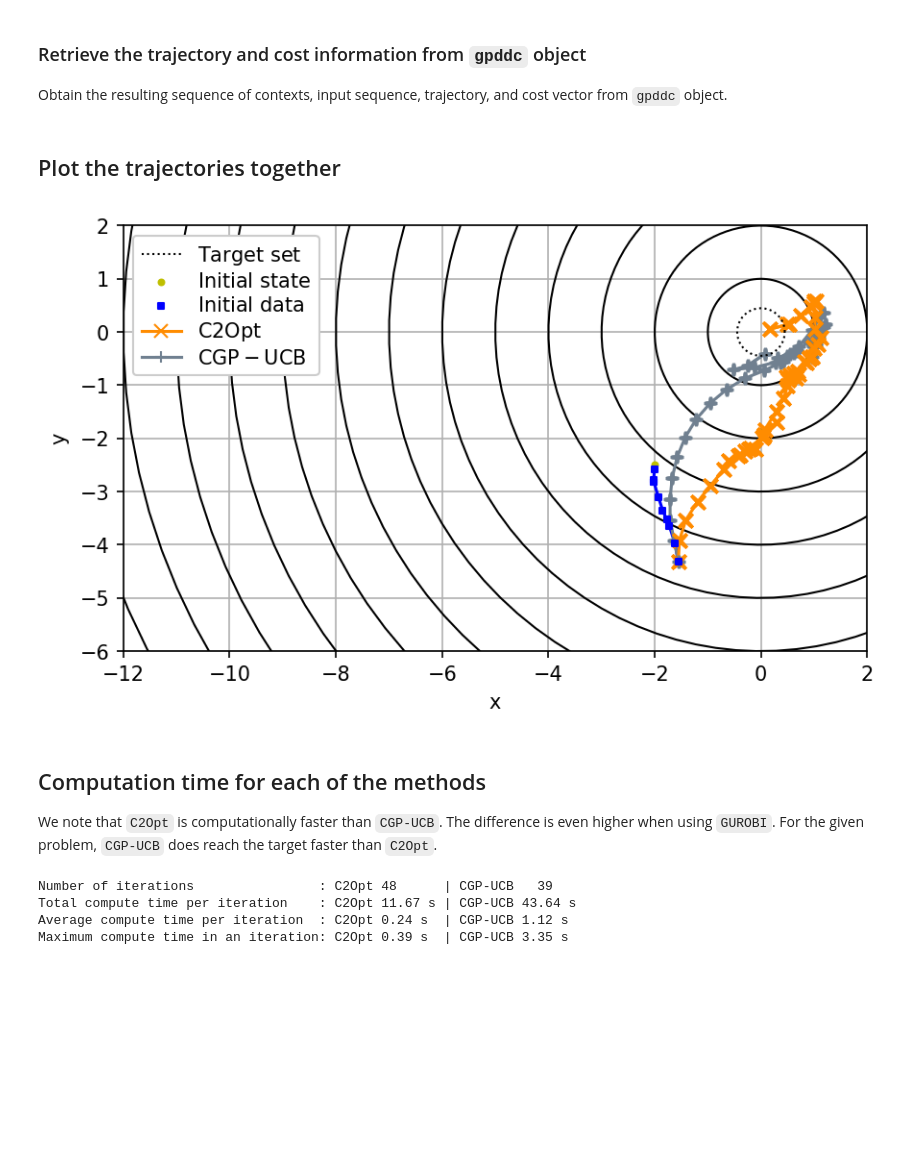
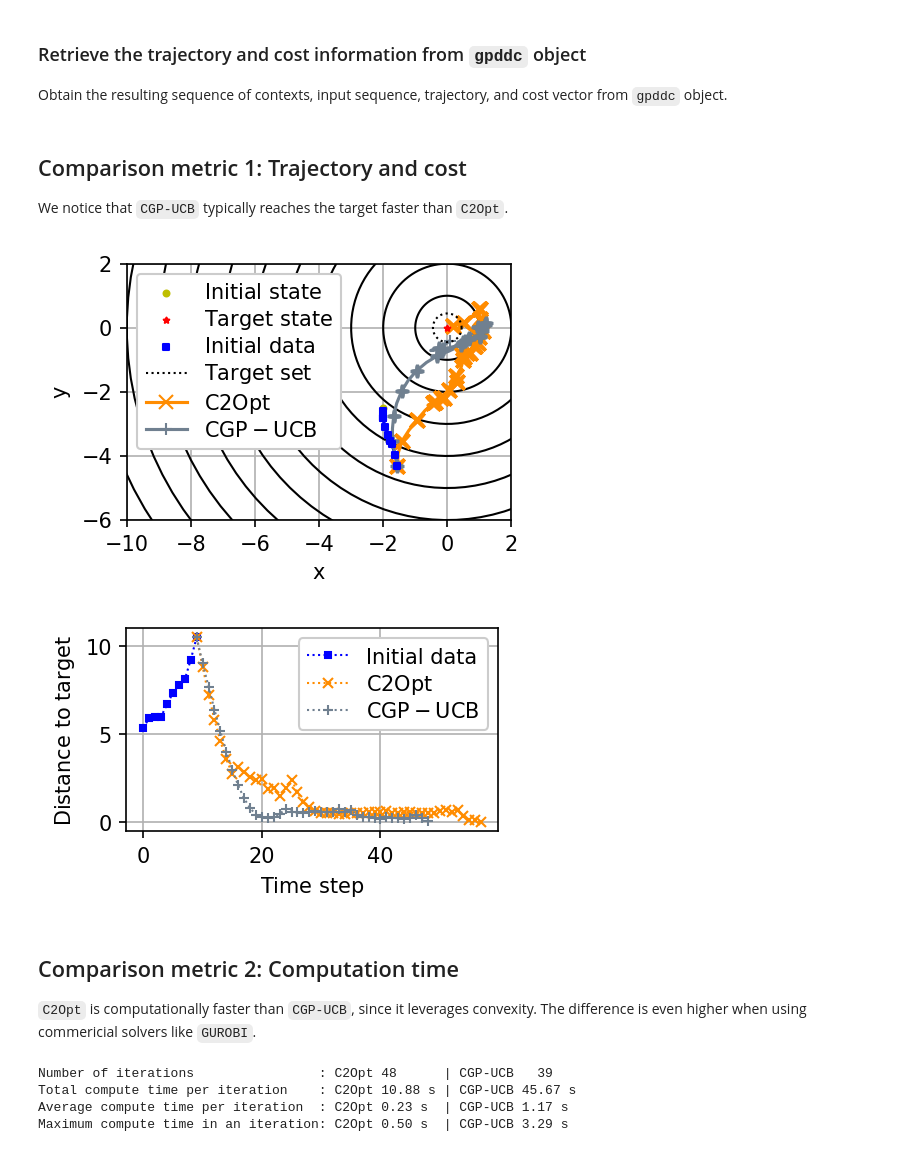
Before and after one commit to abyvinod/ACC2020_C2Opt, a Jupyter notebook: C2Opt.ipynb, the cells around one changed output. Cells and saved outputs as stored; diff of their text form; code cells hidden in the pictures; blank space fills up the shorter version.

Commit message:
Added the plots

```diff
--- a/C2Opt.ipynb
+++ b/C2Opt.ipynb
@@ -37,7 +37,7 @@ We define the state space $\mathcal{X}=[-12,2]\times[-6,2]\times[0,2\pi)$, input
 import numpy as np
 
 # Working environment
-xlim_tup = [-12, 2]
+xlim_tup = [-10, 2]
 ylim_tup = [-6, 2]
 
 # Input bounds
@@ -437,41 +441,83 @@ gpyopt_traj_vec = np.vstack((gpyopt_x, gpyopt_y, np.arctan2(gpyopt_sh, gpyopt_ch
 # Add to the trajectory the last state that caused the exit condition to be true
 gpyopt_traj_vec = np.vstack((gpyopt_traj_vec, one_step_dyn(gpyopt_traj_vec[-1,:], gpyopt_input_vec[-1,:])))
 # Retrieve the cost vector achieved by GPyOpt (CGP-UCB)
-gpyopt_cost_vec = gpddc.bo_step.Y
+gpyopt_cost_vec = gpddc.bo_step.Y[:, 0]
-# %% [markdown]
-## Plot the trajectories together
+# %% [markdown]
+## Comparison metric 1: Trajectory and cost
+
+We notice that `CGP-UCB` typically reaches the target faster than `C2Opt`.
 # %%
+skip_marker = 2
+
+# Draw all the trajectories
 ax = draw_initial_plot(xlim_tup, ylim_tup, target_position, cost_thresh,
                        initial_state, rand_init_traj_vec)
+# C2Opt (first plot interpolates the points, then scatter plot provides the precise locations, and
+# finally the last plot provides the legend)
+plt.plot(c2opt_traj_vec[n_data_max:, 0], c2opt_traj_vec[n_data_max:, 1], color=smddc.marker_color)
+for iter_count in range(c2opt_traj_vec.shape[0] - n_data_max):
+    plt.scatter(c2opt_traj_vec[n_data_max::skip_marker, 0], c2opt_traj_vec[n_data_max::skip_marker, 1],
+                iter_count, color=smddc.marker_color, marker=smddc.marker_type,
+                zorder=smddc.zorder)
+ax.plot(c2opt_traj_vec[-2:, 0], c2opt_traj_vec[-2:, 1],'-' + smddc.marker_type,
+        ms = np.sqrt(iter_count-1), color=smddc.marker_color, label=smddc.marker_label)
+
+# GPyOpt (first plot interpolates the points, then scatter plot provides the precise locations, and
+# finally the last plot provides the legend)
 plt.plot(gpyopt_traj_vec[n_data_max:, 0], gpyopt_traj_vec[n_data_max:, 1], color=gpddc.marker_color)
 for iter_count in range(gpyopt_traj_vec.shape[0] - n_data_max):
-    plt.scatter(gpyopt_traj_vec[n_data_max:, 0], gpyopt_traj_vec[n_data_max:, 1],
+    plt.scatter(gpyopt_traj_vec[n_data_max::skip_marker, 0], gpyopt_traj_vec[n_data_max::skip_marker, 1],
                 iter_count, color=gpddc.marker_color, marker=gpddc.marker_type,
                 zorder=gpddc.zorder)
 ax.plot(gpyopt_traj_vec[-2:, 0], gpyopt_traj_vec[-2:, 1],'-' + gpddc.marker_type,
         ms = np.sqrt(iter_count-1), color=gpddc.marker_color, label=gpddc.marker_label)
 
-plt.plot(c2opt_traj_vec[n_data_max:, 0], c2opt_traj_vec[n_data_max:, 1], color=smddc.marker_color)
-for iter_count in range(c2opt_traj_vec.shape[0] - n_data_max):
-    plt.scatter(c2opt_traj_vec[n_data_max:, 0], c2opt_traj_vec[n_data_max:, 1],
-                iter_count, color=smddc.marker_color, marker=smddc.marker_type,
-                zorder=smddc.zorder)
-ax.plot(c2opt_traj_vec[-2:, 0], c2opt_traj_vec[-2:, 1],'-' + smddc.marker_type,
-        ms = np.sqrt(iter_count-1), color=smddc.marker_color, label=smddc.marker_label)
 
 # Reorder the legend
 handles, labels = plt.gca().get_legend_handles_labels()
-order = [0,3,4,2,1]
+order = [3,4,5,0,1,2]
 ax.legend([handles[idx] for idx in order],[labels[idx] for idx in order],
           loc='upper left', ncol=1, prop={'size': 1 * fig_fontsize}, labelspacing=0.25, framealpha=1)
 plt.tight_layout()
+plt.savefig('Trajectory.svg', transparent=True)
+
+# Draw the cost functions
+cost_linewidth = 1
+cost_markersize = 5
+fig = plt.figure(figsize=(fig_width, fig_height * 3/4), dpi=fig_dpi)
+ax = fig.gca()
+plt.plot(rand_init_cost_val_vec, marker = 's', linestyle = ':', linewidth=cost_linewidth,
+         ms = cost_markersize * 2/3, color='b', label='Initial data')
+# C2Opt
+plt.plot(range(n_data_max-1, len(c2opt_cost_vec)), c2opt_cost_vec[n_data_max-1:], marker = smddc.marker_type,
+         linestyle = ':', linewidth=cost_linewidth, ms = cost_markersize, color=smddc.marker_color,
+         label=smddc.marker_label)
+# GPyOpt
+plt.plot(range(n_data_max-1, len(gpyopt_cost_vec)), gpyopt_cost_vec[n_data_max-1:], marker = gpddc.marker_type,
+         linestyle = ':', linewidth=cost_linewidth, ms = cost_markersize, color=gpddc.marker_color,
+         label=gpddc.marker_label)
+plt.xlabel(r'$\mathrm{Time\ step} $', fontsize = 1 * fig_fontsize)
+plt.ylabel(r'$\mathrm{Distance\ to\ target}$', fontsize = 1 * fig_fontsize)
+# max_y = np.round(max([max(true_cost_vec), max(gpyopt_cost_vec), max(sindyc_cost_vec), max(gradlipKG_cost_vec)]))
+# ax.set_ylim([0, max_y])
+# ax.set_xlim([0, max([len(true_cost_vec), len(gpyopt_cost_vec), len(sindyc_cost_vec), len(gradlipKG_cost_vec)])
+#                 + 5])
+# plt.yticks(np.linspace(0, max_y + np.round(max_y) % 5, 5))
+plt.legend(loc='best', ncol=1, prop={'size': 1 * fig_fontsize}, labelspacing = 0.25, framealpha = 1)
+plt.grid()
+# plt.draw()
+# plt.pause(0.01)
+plt.tight_layout()
+plt.savefig('Cost.svg', transparent=True)
+
 plt.show()
 # %% [output]
-[figure, old version]
+[figure, new version]
+[figure, added]
 # %% [markdown]
-## Computation time for each of the methods
+## Comparison metric 2: Computation time
 
-We note that `C2Opt` is computationally faster than `CGP-UCB`. The difference is even higher when using `GUROBI`. For the given problem, `CGP-UCB` does reach the target faster than `C2Opt`.
+`C2Opt` is computationally faster than `CGP-UCB`, since it leverages convexity. The difference is even higher when using commericial solvers like `GUROBI`.
 # %%
 t_smddc = [t['query_time'] for t in res_smddc]
 t_gpddc = [t['query_time'] for t in res_gpddc]
@@ -485,7 +531,7 @@ print('Maximum compute time in an iteration: C2Opt {:2.2f} s  | CGP-UCB {:1.2f}
     np.max(t_smddc), np.max(t_gpddc)))
 # %% [output]
 Number of iterations                : C2Opt 48      | CGP-UCB   39
-Total compute time per iteration    : C2Opt 11.67 s | CGP-UCB 43.64 s
-Average compute time per iteration  : C2Opt 0.24 s  | CGP-UCB 1.12 s
-Maximum compute time in an iteration: C2Opt 0.39 s  | CGP-UCB 3.35 s
+Total compute time per iteration    : C2Opt 10.88 s | CGP-UCB 45.67 s
+Average compute time per iteration  : C2Opt 0.23 s  | CGP-UCB 1.17 s
+Maximum compute time in an iteration: C2Opt 0.50 s  | CGP-UCB 3.29 s
 # %%
```
Also changed, not shown: parts of 11 cells of this notebook, 3 other files.
